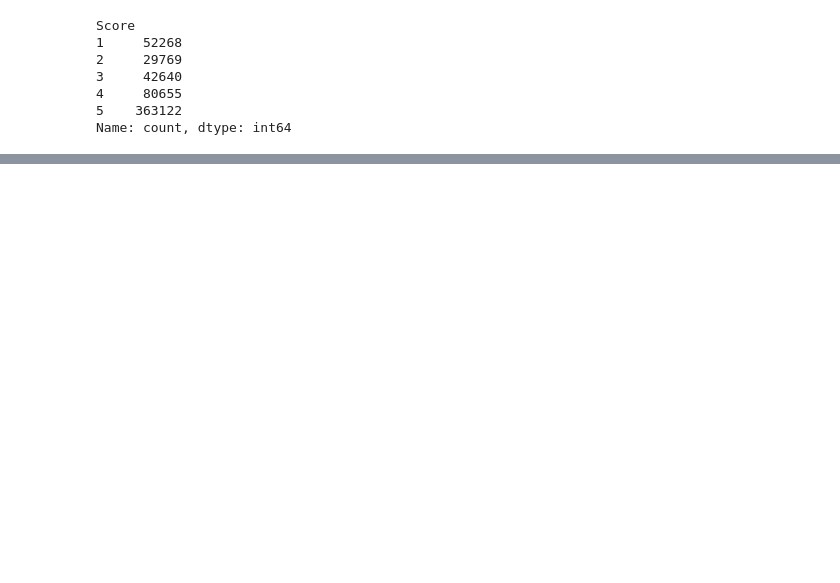
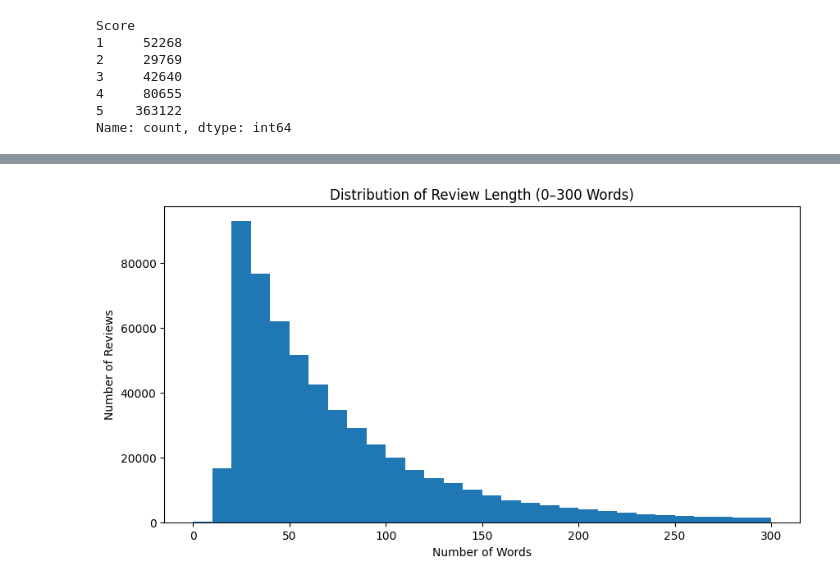
Before and after one commit to K3nleyy/fine-food-sentiment-analyzer, a Jupyter notebook: notebooks/01_data_exploration.ipynb, the cells around one changed output, grey strips where cells are left out. Saved outputs shown, nothing was run; the diff lists cells and outputs as text; code cells hidden in the pictures; blank space fills up the shorter version.

```diff
--- a/notebooks/01_data_exploration.ipynb
+++ b/notebooks/01_data_exploration.ipynb
@@ -46,0 +194,12 @@ Name: count, dtype: int64
+# %%
+plt.figure(figsize=(10, 5))
+
+plt.hist(df["text_word_count"], bins=30, range=(0, 300))
+
+plt.title("Distribution of Review Length (0–300 Words)")
+plt.xlabel("Number of Words")
+plt.ylabel("Number of Reviews")
+
+plt.show()
+# %% [output]
+[figure, added]
```
Also changed, not shown: parts of 35 cells of this notebook.
